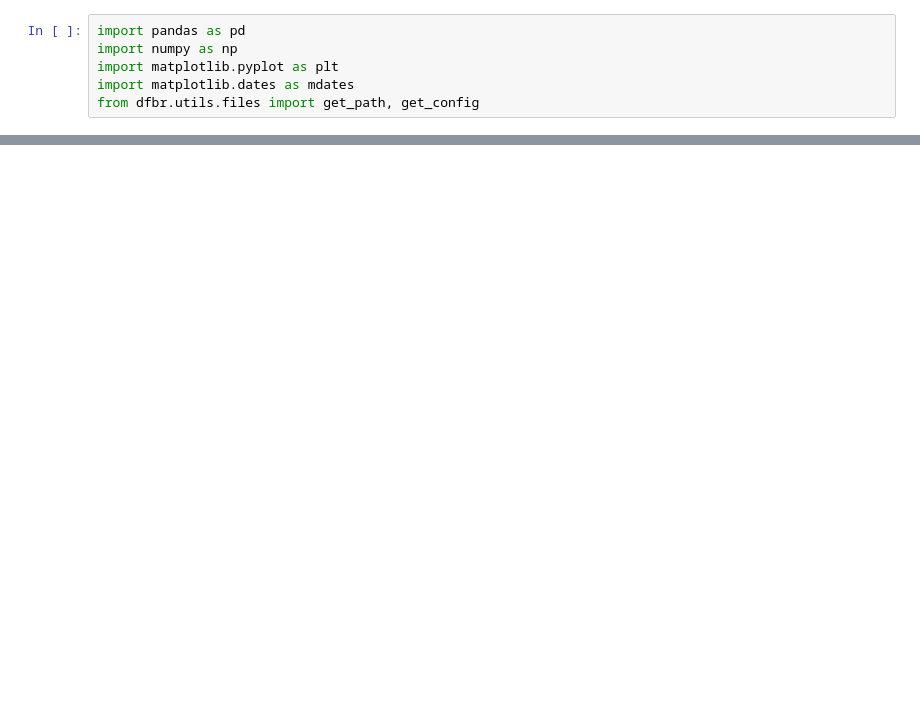
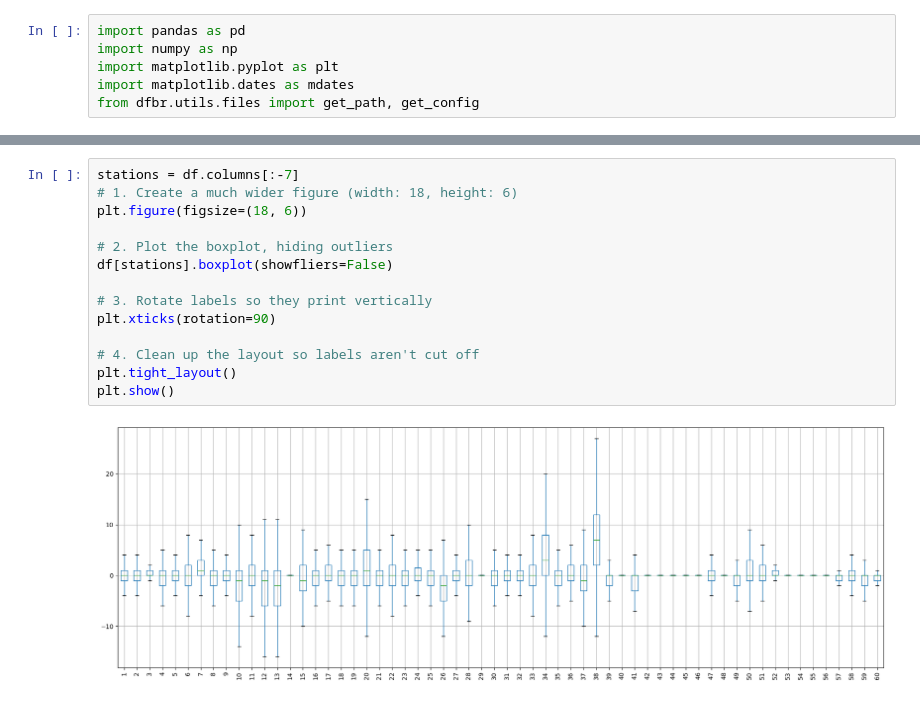
Before and after one commit to saloper/decision-focused-bike-rebalancing, a Jupyter notebook: notebooks/healthy_ride_data.ipynb, the cells around one changed output, grey strips where cells are left out. Drawn from its saved outputs; the diff is of its cells as text; blank space fills up the shorter version.

```diff
--- a/notebooks/healthy_ride_data.ipynb
+++ b/notebooks/healthy_ride_data.ipynb
@@ -51,0 +67,16 @@ for col in df.columns:
+# %%
+stations = df.columns[:-7]
+# 1. Create a much wider figure (width: 18, height: 6)
+plt.figure(figsize=(18, 6))
+
+# 2. Plot the boxplot, hiding outliers
+df[stations].boxplot(showfliers=False)
+
+# 3. Rotate labels so they print vertically
+plt.xticks(rotation=90)
+
+# 4. Clean up the layout so labels aren't cut off
+plt.tight_layout()
+plt.show()
+# %% [output]
+[figure, added]
```
Also changed, not shown: parts of 6 cells of this notebook, 38 other files.
